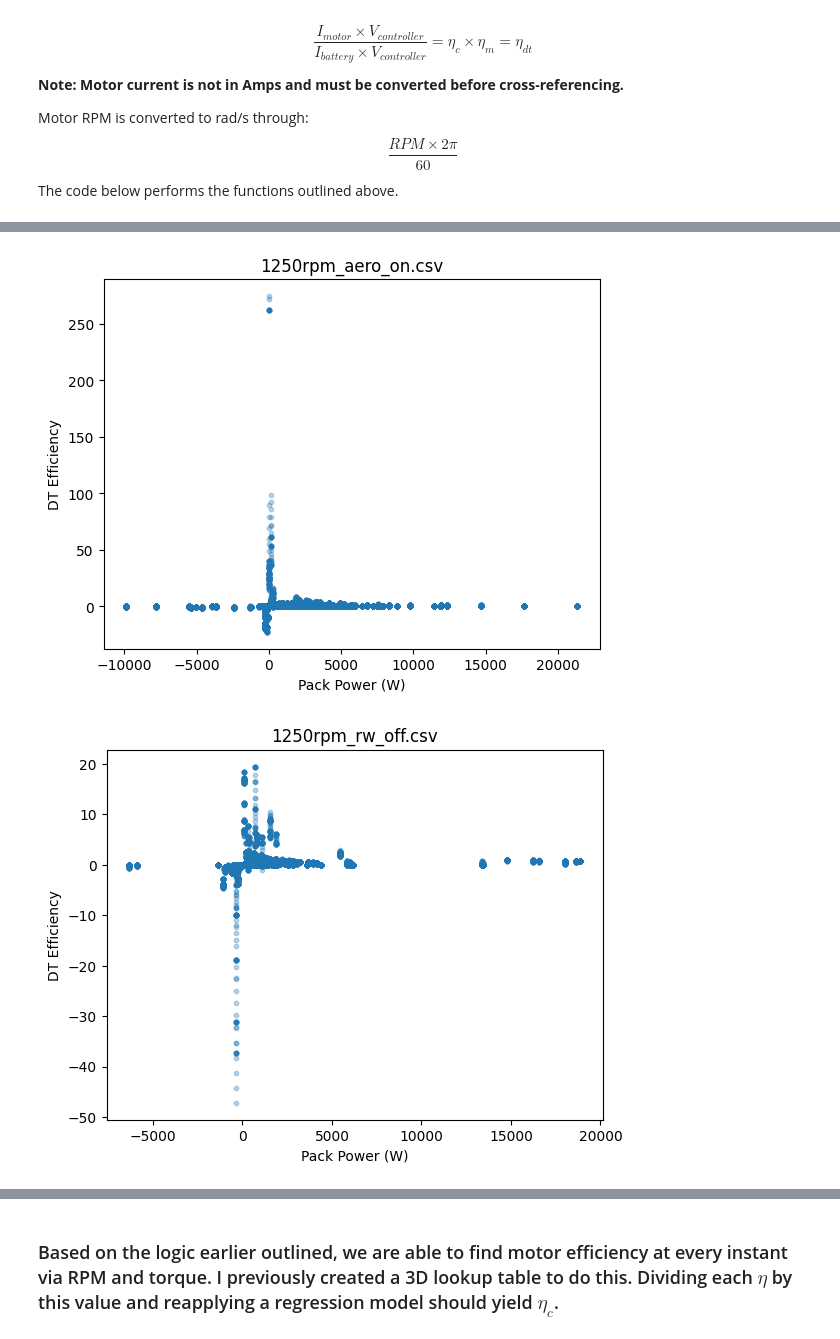
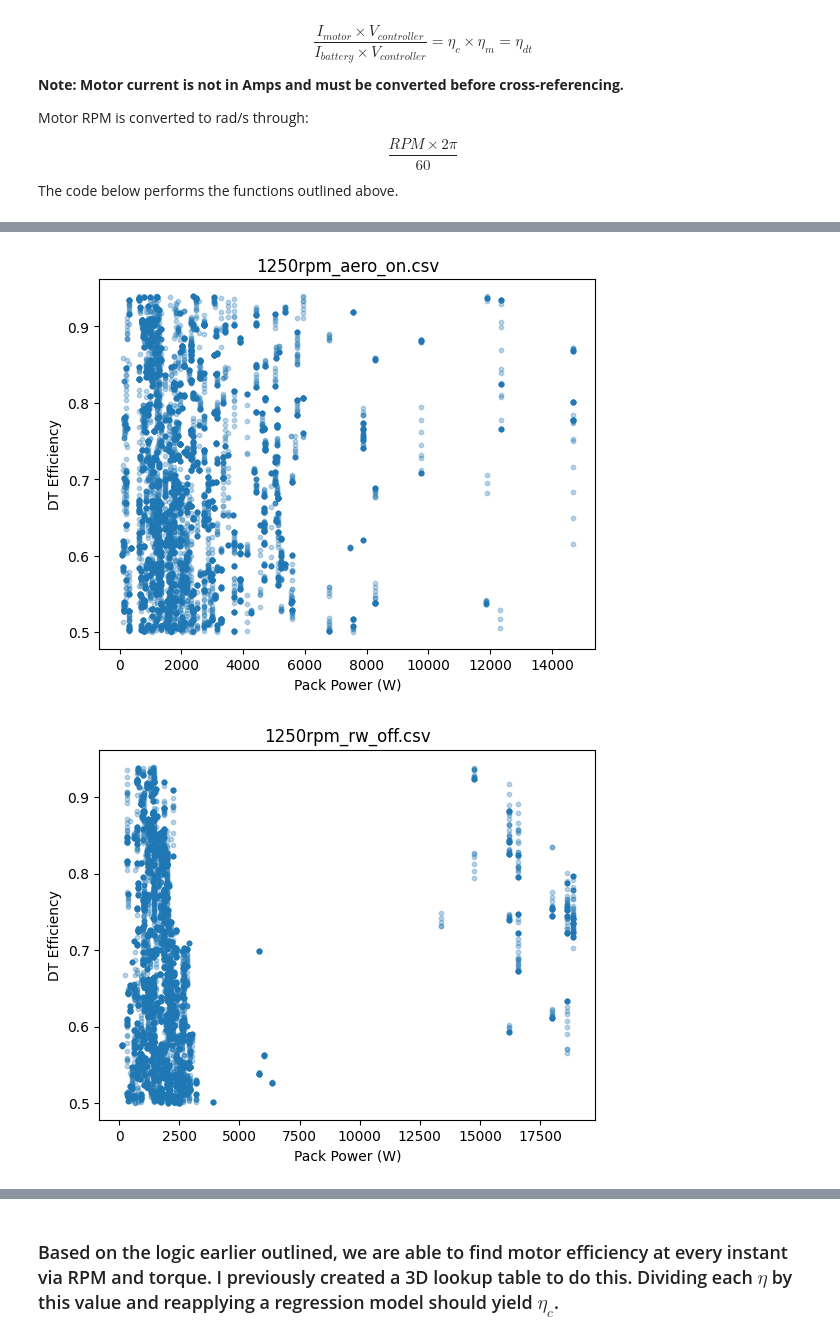
Before and after one commit to noahkae/UCR_03_Cooling_Data, a Jupyter notebook: study-aero-runs.ipynb, the cells around one changed output, grey strips where cells are left out. Drawn from its saved outputs; the diff is of its cells as text; code cells hidden in the pictures.

```diff
--- a/study-aero-runs.ipynb
+++ b/study-aero-runs.ipynb
@@ -38,19 +38,26 @@ Using these variables, we can find the efficiency of the motor controller at eve
 Motor RPM is converted to rad/s through: $$\frac{RPM \times 2\pi}{60}$$ The code below performs the functions outlined above.
 # %%
 for name, df in df_dict.items():
+    # work on a copy to avoid SettingWithCopyWarning
+    df = df.copy()
+
+    df['pack power'] = df['pack power'].abs()
     # calculate mechanical motor power
-    df['motor power (w)'] = df['real torque']*(df['motor rpm']*((2*np.pi)/60))
+    df['motor power (w)'] = df['real torque'] * (df['motor rpm'] * ((2 * np.pi) / 60))
 
     # calculate efficiency based on mechanical power
-    df['dt efficiency'] = df['motor power (w)']/df['pack power']
+    df['dt efficiency'] = df['motor power (w)'] / df['pack power']
 
-    # drop the second half of the df as temperatures got too high, might impact efficiency
-    df = df.iloc[:len(df)//2]
+    # drop the second half (temperatures too high)
+    df = df.iloc[:len(df) // 2].copy()
 
-    # drop cases below 50% and above 94% (physics limited impossibilities
-    #df = df[(df['dt efficiency'] >= 0.5) & (df['dt efficiency'] <= 0.94)]
+    # drop cases below 50% and above 94%
+    df['dt efficiency'] = df['dt efficiency'].abs()
+    df = df[(df['dt efficiency'] >= 0.5) & (df['dt efficiency'] <= 0.94)].copy()
 
-    # plot data
+    df_dict[name] = df
+
+    # plot
     plt.scatter(df['pack power'], df['dt efficiency'], s=10, alpha=0.3)
     plt.xlabel('Pack Power (W)')
     plt.ylabel('DT Efficiency')
@@ -61,2 +68,2 @@ for name, df in df_dict.items():
-[figure, old version]
+[figure, new version]
-[figure, old version]
+[figure, new version]
```
Also changed, not shown: parts of 8 cells of this notebook, 1 other file.
